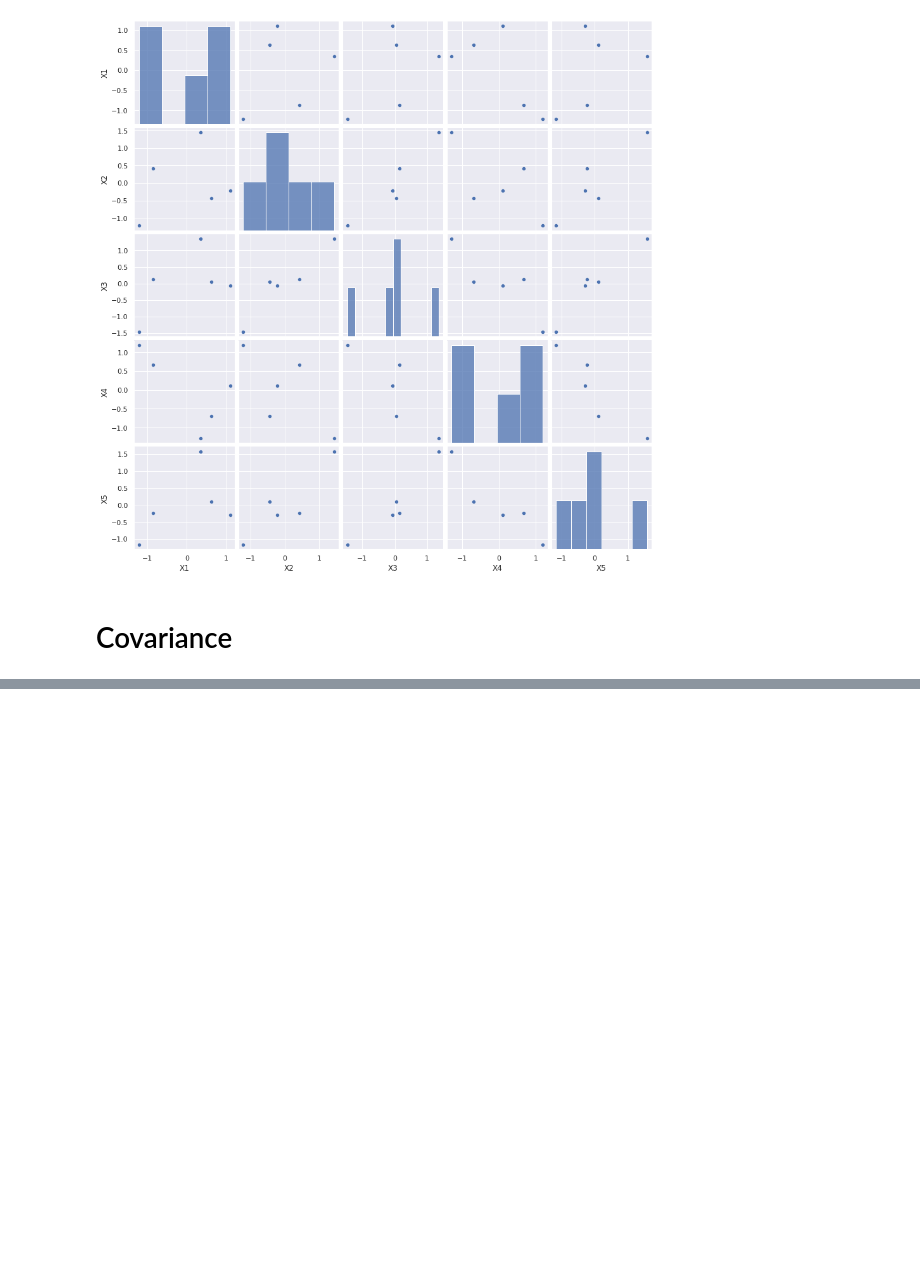
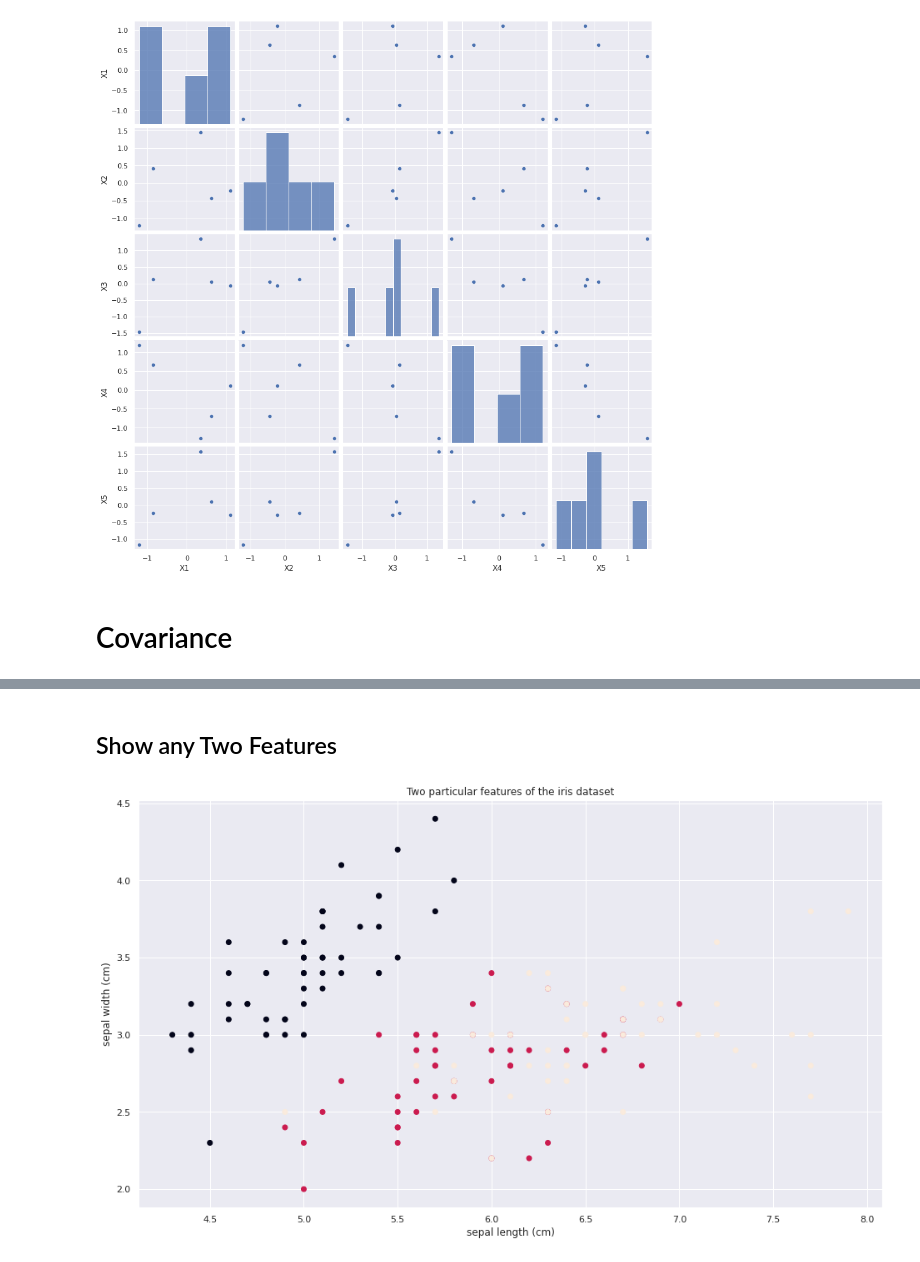
Before and after one commit to zaedulislam/CU_INSE_6220-Advanced_Statistical_Approaches_to_Quality, a Jupyter notebook: Tutorial 3.ipynb, the cells around one changed output, grey strips where cells are left out. Drawn from its saved outputs; the diff is of its cells as text; code cells hidden in the pictures; blank space fills up the shorter version.

```diff
--- a/Tutorial 3.ipynb
+++ b/Tutorial 3.ipynb
@@ -268,0 +164,5 @@ Text(0.5, 1.0, 'Principal components')
+# %%
+irisdata = load_iris()
+X, y = irisdata["data"], irisdata["target"]
+print(X.shape)
+print(y.shape)
@@ -268,0 +208,10 @@ Text(0.5, 1.0, 'Principal components')
+# %% [markdown]
+## Show any Two Features
+# %%
+plt.scatter(X[:, 0], X[:, 1], c=y)
+plt.xlabel(irisdata["feature_names"][0])
+plt.ylabel(irisdata["feature_names"][1])
+plt.title("Two particular features of the iris dataset")
+plt.show()
+# %% [output]
+[figure, added]
```
Also changed, not shown: parts of 49 cells of this notebook.
